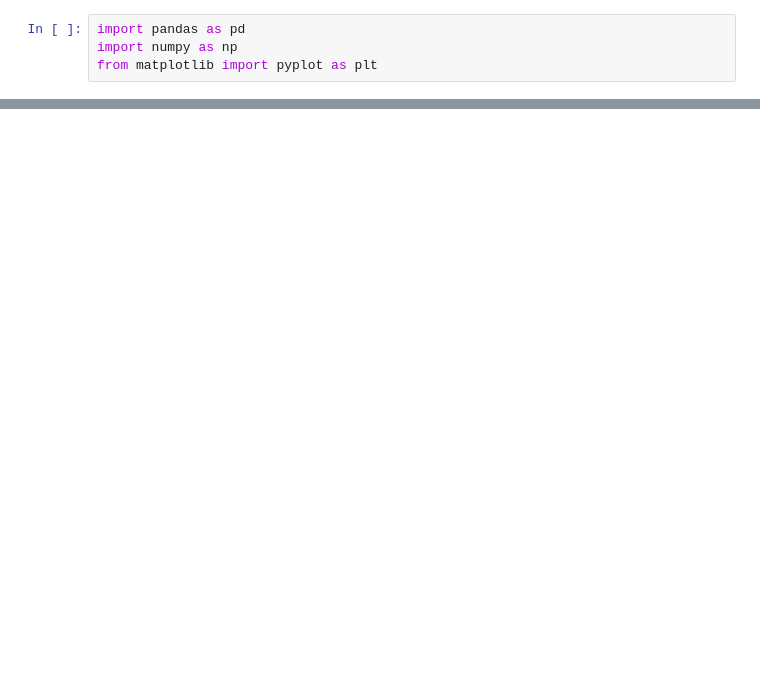
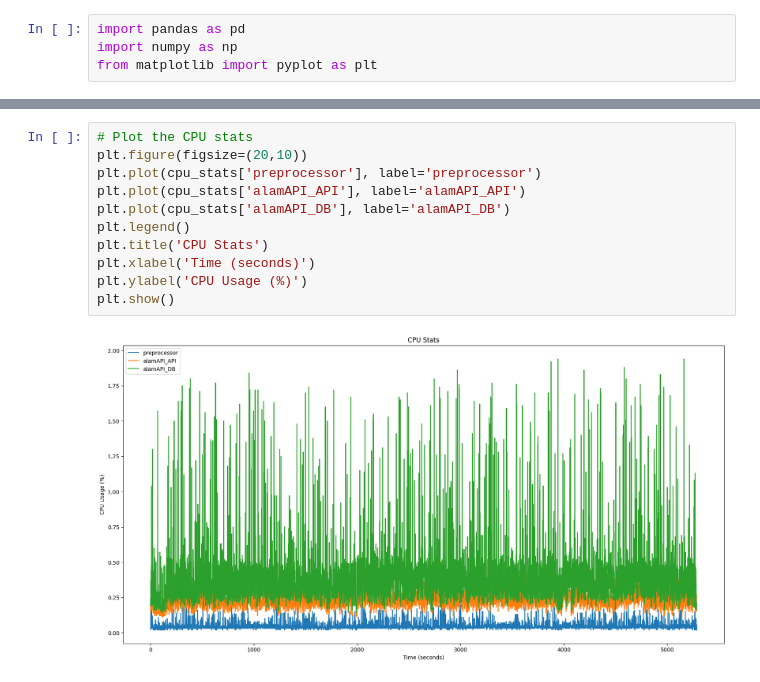
Before and after one commit to GravitonXD/OLARTE_SP, a Jupyter notebook: testers/stats_logging/stats_log_exploration.ipynb, the cells around one changed output, grey strips where cells are left out. Drawn from its saved outputs; the diff is of its cells as text; blank space fills up the shorter version.

```diff
--- a/testers/stats_logging/stats_log_exploration.ipynb
+++ b/testers/stats_logging/stats_log_exploration.ipynb
@@ -26,0 +61,13 @@ cpu_stats
+# %%
+# Plot the CPU stats
+plt.figure(figsize=(20,10))
+plt.plot(cpu_stats['preprocessor'], label='preprocessor')
+plt.plot(cpu_stats['alamAPI_API'], label='alamAPI_API')
+plt.plot(cpu_stats['alamAPI_DB'], label='alamAPI_DB')
+plt.legend()
+plt.title('CPU Stats')
+plt.xlabel('Time (seconds)')
+plt.ylabel('CPU Usage (%)')
+plt.show()
+# %% [output]
+[figure, added]
```
Also changed, not shown: parts of 5 cells of this notebook.
